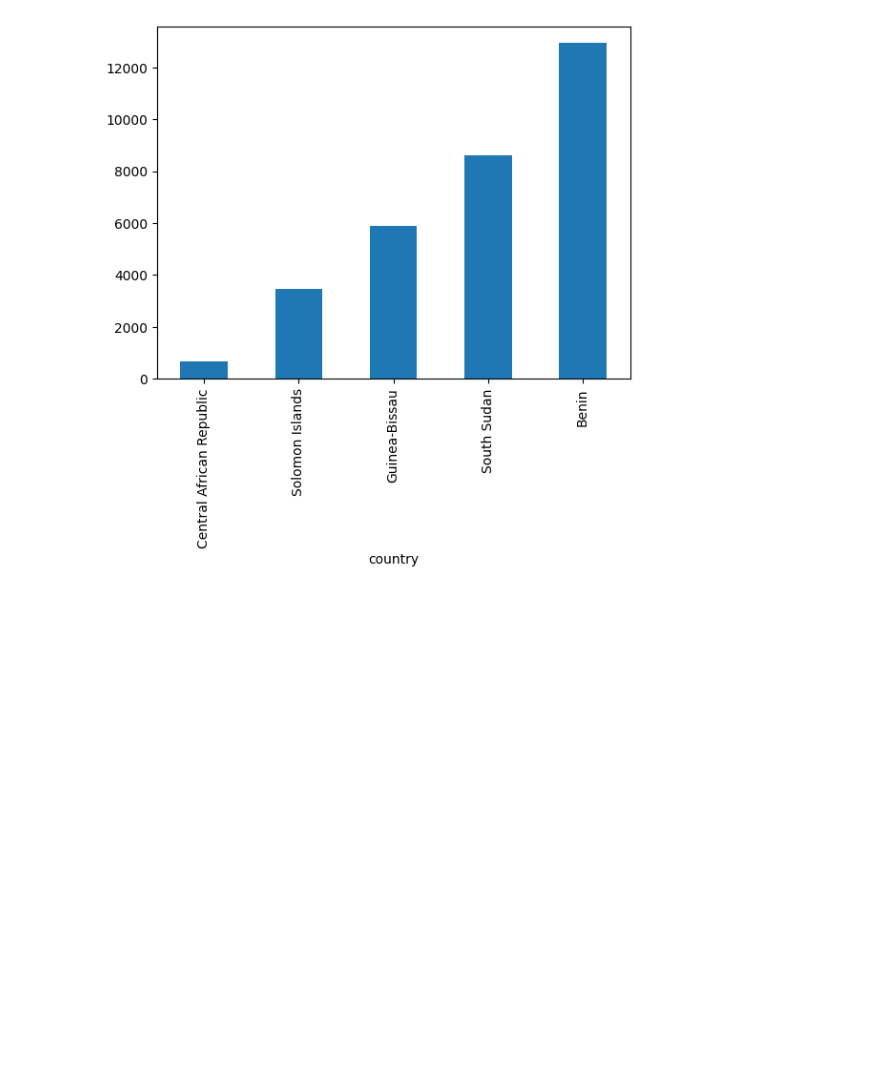
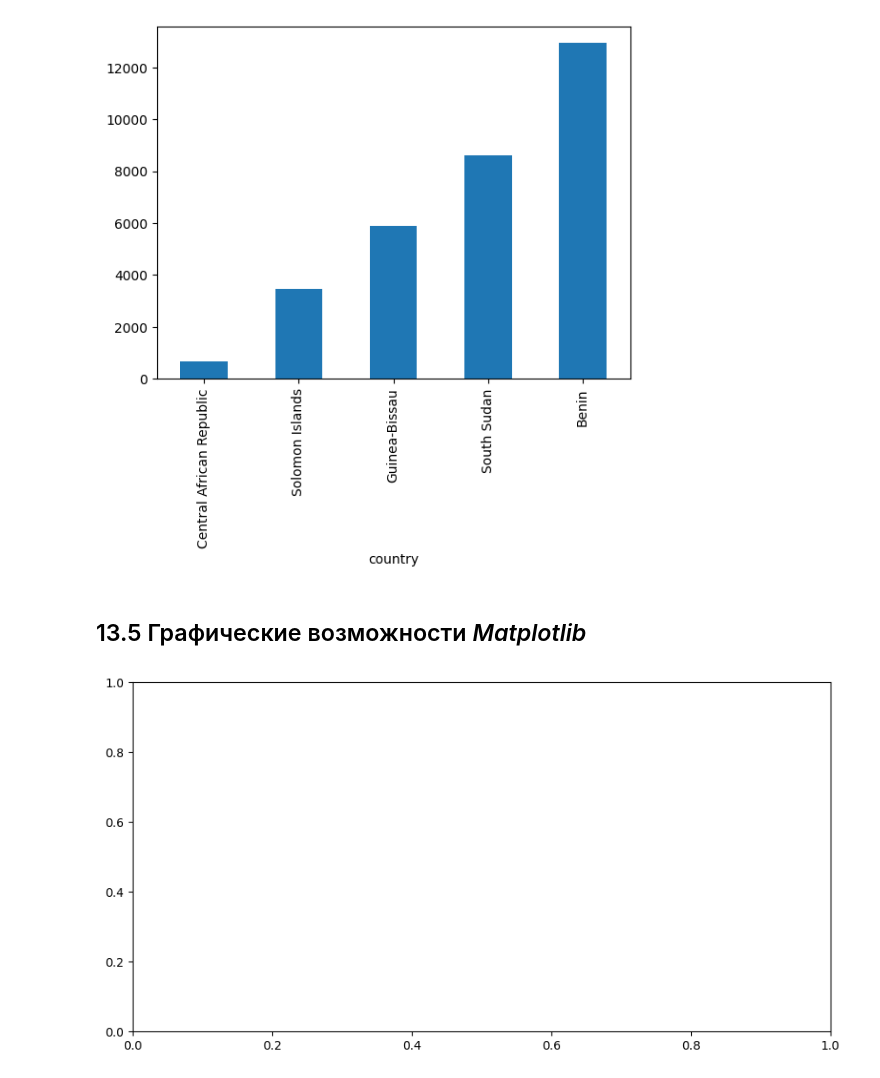
Before and after one commit to g1dcs/sf_hw_g1dcs, a Jupyter notebook: skillfactory/PY_13 Визуализация/Визуализация.ipynb, the cells around one changed output. Saved outputs shown, nothing was run; the diff lists cells and outputs as text; code cells hidden in the pictures; blank space fills up the shorter version.

```diff
--- a/skillfactory/PY_13 Визуализация/Визуализация.ipynb
+++ b/skillfactory/PY_13 Визуализация/Визуализация.ipynb
@@ -160,3 +160,5 @@ grouped_country.plot(
 covid_df.groupby(['country'])['total_vaccinations'].last().nsmallest(5).plot(kind='bar');
 # %% [output]
 [figure]
+# %% [markdown]
+## 13.5 Графические возможности *Matplotlib*
@@ -162,0 +168,8 @@ covid_df.groupby(['country'])['total_vaccinations'].last().nsmallest(5).plot(kin
+# %%
+# что бф на темной теме графикк отображался коректо =>
+plt.style.use('default')
+# %%
+fig = plt.figure(figsize=(8,4))
+axes = fig.add_axes([0, 0, 1, 1])
+# %% [output]
+[figure, added]
```
Also changed, not shown: parts of 14 cells of this notebook.
